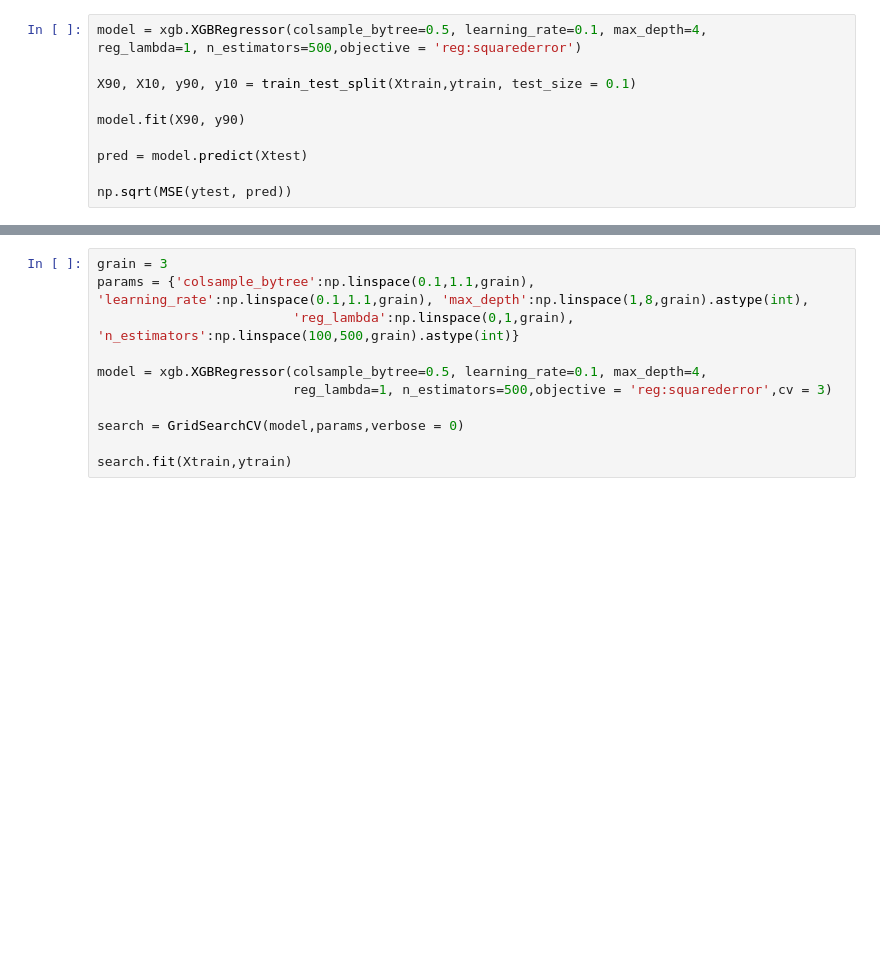
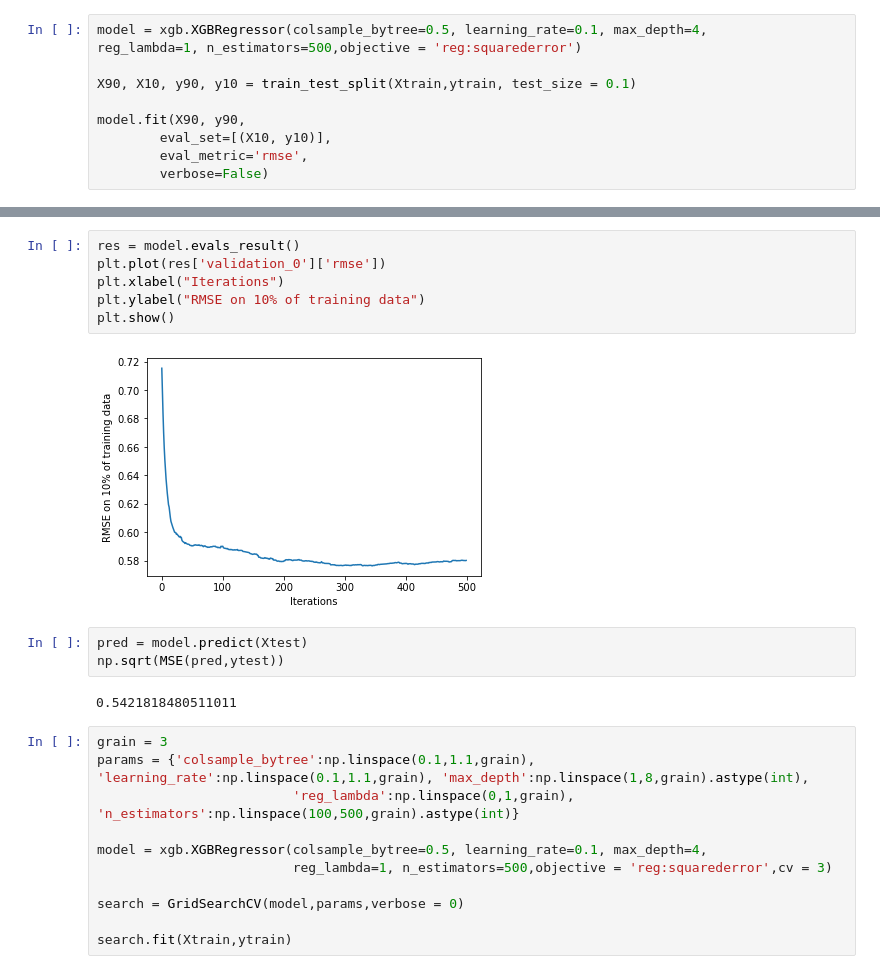
Before and after one commit to JakobSchauser/MLandData, a Jupyter notebook: MachineLearningB/Assignment 5/XGBoost.ipynb, the cells around one changed output, grey strips where cells are left out. Drawn from its saved outputs; the diff is of its cells as text; blank space fills up the shorter version.

```diff
--- a/MachineLearningB/Assignment 5/XGBoost.ipynb
+++ b/MachineLearningB/Assignment 5/XGBoost.ipynb
@@ -16,9 +16,8 @@ reg_lambda=1, n_estimators=500,objective = 'reg:squarederror')
 
 X90, X10, y90, y10 = train_test_split(Xtrain,ytrain, test_size = 0.1)
 
-model.fit(X90, y90)
-
-pred = model.predict(Xtest)
-
-np.sqrt(MSE(ytest, pred))
+model.fit(X90, y90,
+        eval_set=[(X10, y10)],
+        eval_metric='rmse',
+        verbose=False)
 # %% [output]
@@ -26,3 +41,16 @@ np.sqrt(MSE(ytest, pred))
+# %%
+res = model.evals_result()
+plt.plot(res['validation_0']['rmse'])
+plt.xlabel("Iterations")
+plt.ylabel("RMSE on 10% of training data")
+plt.show()
+# %% [output]
+[figure, added]
+# %%
+pred = model.predict(Xtest)
+np.sqrt(MSE(pred,ytest))
+# %% [output]
+0.5421818480511011
 # %%
 grain = 3
 params = {'colsample_bytree':np.linspace(0.1,1.1,grain), 'learning_rate':np.linspace(0.1,1.1,grain), 'max_depth':np.linspace(1,8,grain).astype(int),
```
Also changed, not shown: parts of 4 cells of this notebook, 7 other files.
